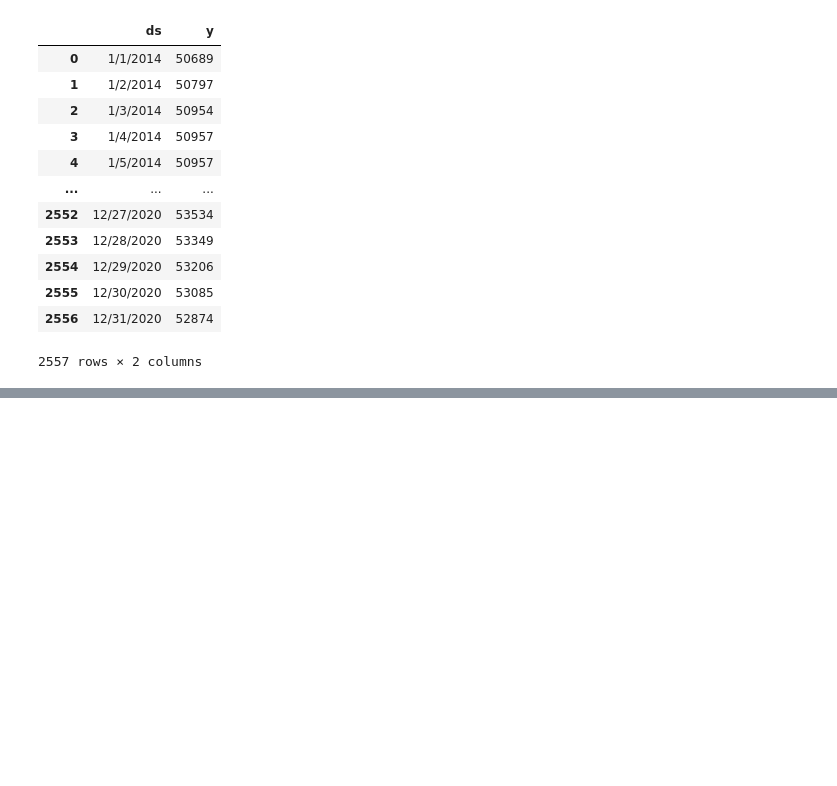
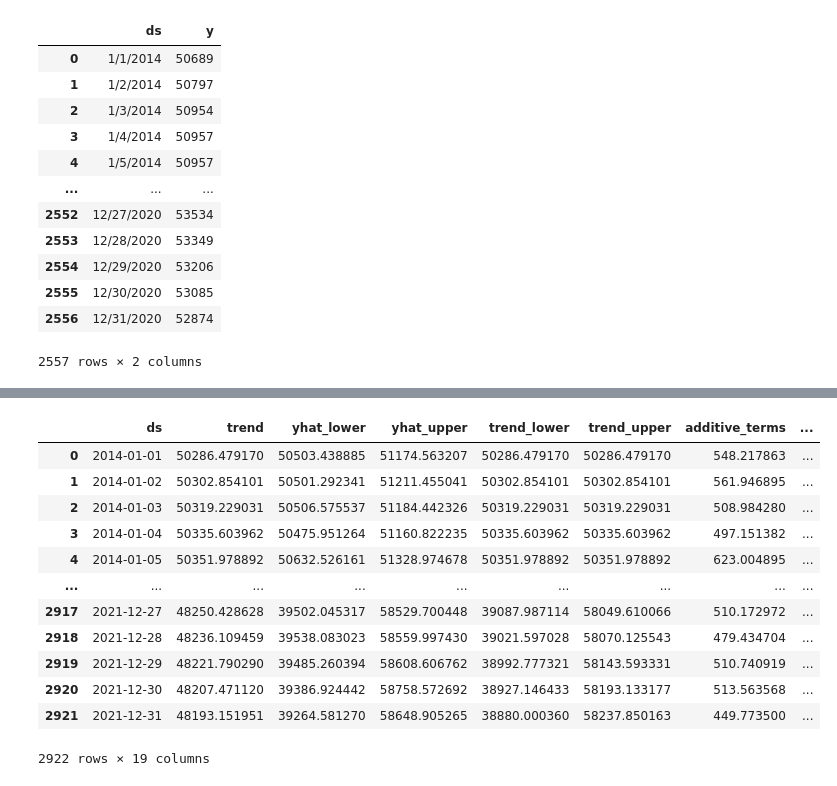
Before and after one commit to HyeonSoo-Jeon/Embedded, a Jupyter notebook: Contest/EX/test.ipynb, the cells around one changed output, grey strips where cells are left out. Saved outputs shown, nothing was run; the diff lists cells and outputs as text; code cells hidden in the pictures; blank space fills up the shorter version.

```diff
--- a/Contest/EX/test.ipynb
+++ b/Contest/EX/test.ipynb
@@ -45 +46,8 @@ test.plot()
 [figure]
+# %%
+m = Prophet(changepoint_prior_scale=0.5)
+m.fit(df)
+future = m.make_future_dataframe(periods=365)
+forecast = m.predict(future)
+forecast
+# %% [output]
@@ -45,0 +56,13 @@ test.plot()
+|  | ds | trend | yhat_lower | yhat_upper | trend_lower | trend_upper | additive_terms | ... |
+| 0 | 2014-01-01 | 50286.479170 | 50503.438885 | 51174.563207 | 50286.479170 | 50286.479170 | 548.217863 | ... |
+| 1 | 2014-01-02 | 50302.854101 | 50501.292341 | 51211.455041 | 50302.854101 | 50302.854101 | 561.946895 | ... |
+| 2 | 2014-01-03 | 50319.229031 | 50506.575537 | 51184.442326 | 50319.229031 | 50319.229031 | 508.984280 | ... |
+| 3 | 2014-01-04 | 50335.603962 | 50475.951264 | 51160.822235 | 50335.603962 | 50335.603962 | 497.151382 | ... |
+| 4 | 2014-01-05 | 50351.978892 | 50632.526161 | 51328.974678 | 50351.978892 | 50351.978892 | 623.004895 | ... |
+| ... | ... | ... | ... | ... | ... | ... | ... | ... |
+| 2917 | 2021-12-27 | 48250.428628 | 39502.045317 | 58529.700448 | 39087.987114 | 58049.610066 | 510.172972 | ... |
+| 2918 | 2021-12-28 | 48236.109459 | 39538.083023 | 58559.997430 | 39021.597028 | 58070.125543 | 479.434704 | ... |
+| 2919 | 2021-12-29 | 48221.790290 | 39485.260394 | 58608.606762 | 38992.777321 | 58143.593331 | 510.740919 | ... |
+| 2920 | 2021-12-30 | 48207.471120 | 39386.924442 | 58758.572692 | 38927.146433 | 58193.133177 | 513.563568 | ... |
+| 2921 | 2021-12-31 | 48193.151951 | 39264.581270 | 58648.905265 | 38880.000360 | 58237.850163 | 449.773500 | ... |
+2922 rows × 19 columns
```
Also changed, not shown: parts of 7 cells of this notebook, 1 other file.
